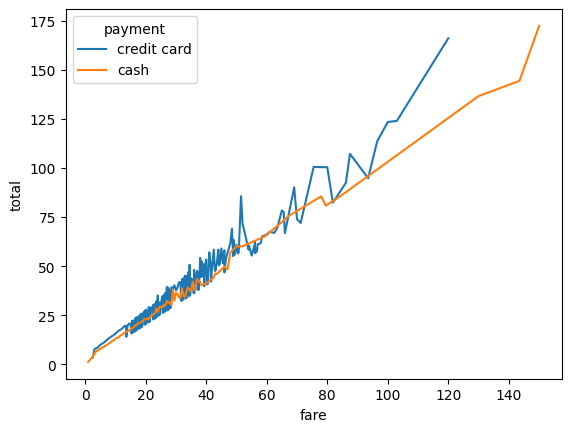
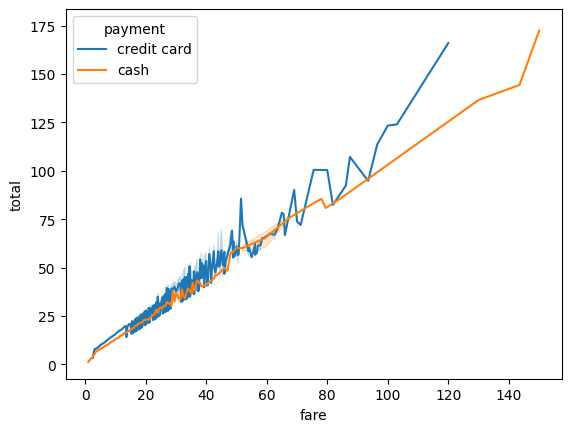
Unified diff of the notebook cell whose output changed from the first chart to the second:
--- before
+++ after
@@ -1 +1 @@
-sns.lineplot(data=taxis, x='fare', y='total', hue='payment', ci=None)
+sns.lineplot(data=taxis, x='fare', y='total', hue='payment')

Commit: ended proj3